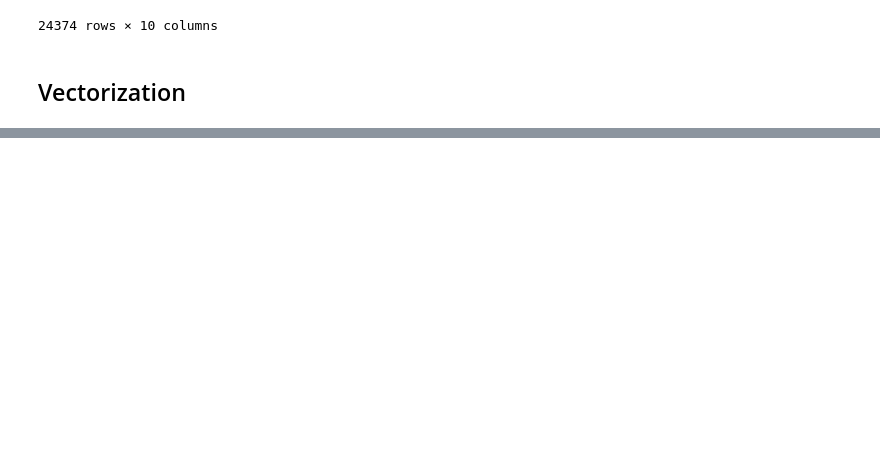
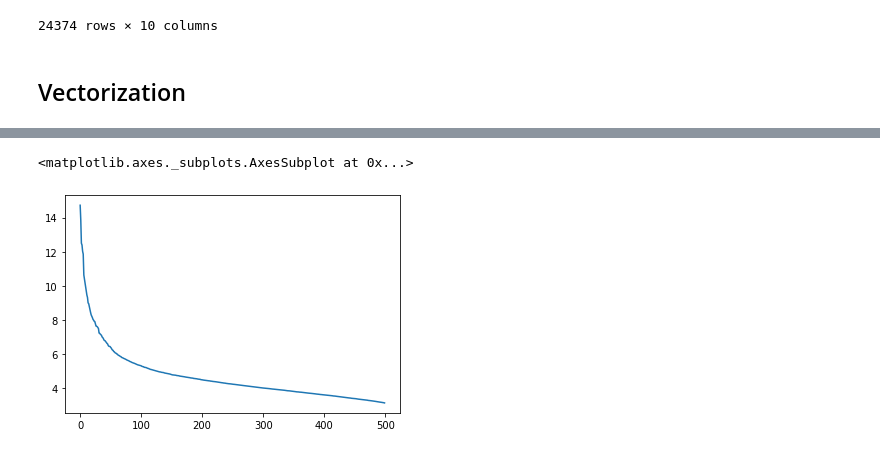
Before and after one commit to oulianov/finance-tweets, a Jupyter notebook: Finance tweets.ipynb, the cells around one changed output, grey strips where cells are left out. Cells and saved outputs as stored; diff of their text form; code cells hidden in the pictures; blank space fills up the shorter version.

```diff
--- a/Finance tweets.ipynb
+++ b/Finance tweets.ipynb
@@ -93,0 +134,5 @@ freq.fit_transform(data_filtered['text'])
+# %%
+sns.lineplot(data=pca.singular_values_)
+# %% [output]
+<matplotlib.axes._subplots.AxesSubplot at 0x...>
+[figure, added]
```
Also changed, not shown: parts of 10 cells of this notebook, 1 other file.
